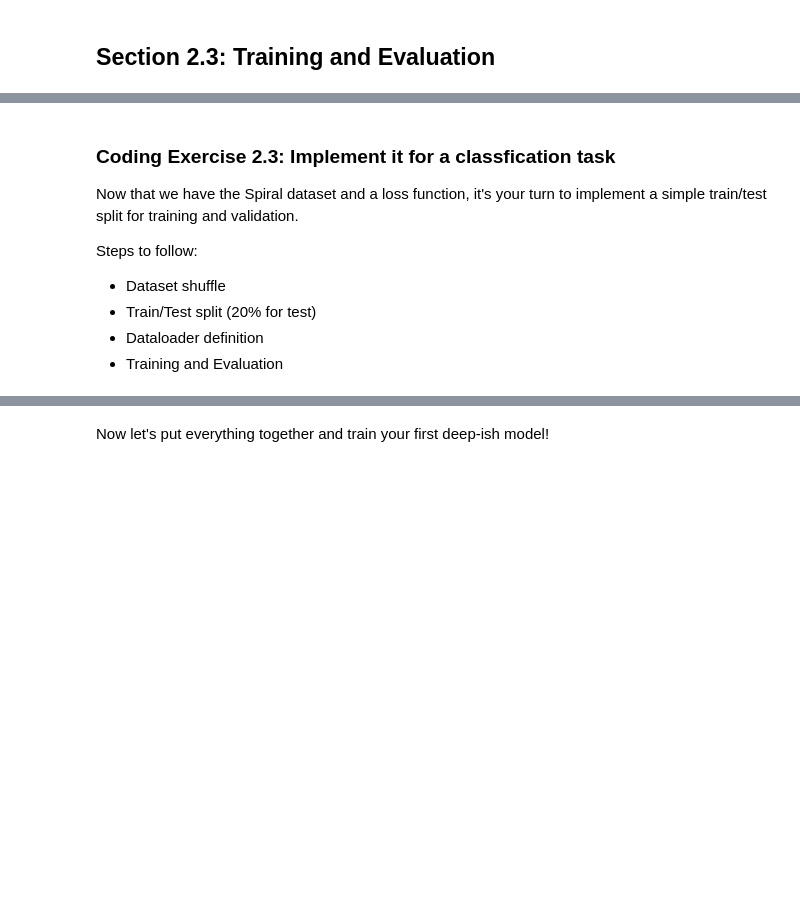
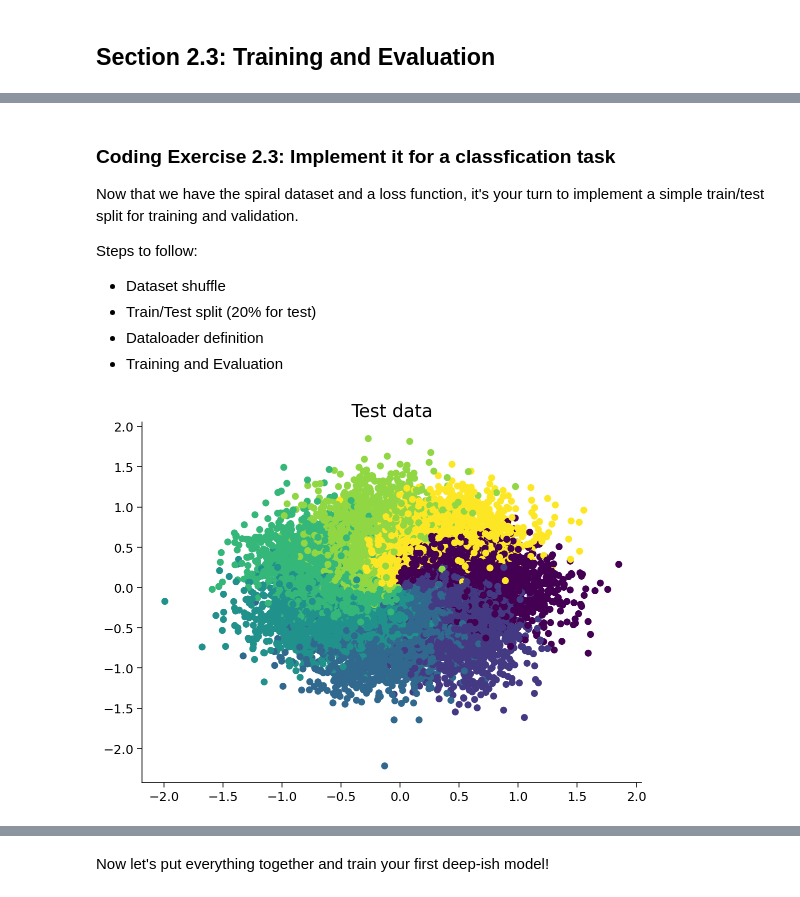
Before and after one commit to WeiShaoD/Deep_learning, a Jupyter notebook: tutorials/W1D3_MultiLayerPerceptrons/student/W1D3_Tutorial1.ipynb, the cells around one changed output, grey strips where cells are left out. Cells and saved outputs as stored; diff of their text form; code cells hidden in the pictures; blank space fills up the shorter version.

```diff
--- a/tutorials/W1D3_MultiLayerPerceptrons/student/W1D3_Tutorial1.ipynb
+++ b/tutorials/W1D3_MultiLayerPerceptrons/student/W1D3_Tutorial1.ipynb
@@ -144,9 +185,19 @@ def seed_worker(worker_id):
 # @title Set device (GPU or CPU). Execute `set_device()`
 # especially if torch modules used.
 
-# inform the user if the notebook uses GPU or CPU.
+# Inform the user if the notebook uses GPU or CPU.
+# NOTE: This is mostly a GPU free tutorial.
 
 def set_device():
+  """
+  Set the device. CUDA if available, CPU otherwise
+
+  Args:
+    None
+
+  Returns:
+    Nothing
+  """
   device = "cuda" if torch.cuda.is_available() else "cpu"
   if device != "cuda":
     print("GPU is not enabled in this notebook. \n"
@@ -643,6 +772,6 @@ display(out)
 # %% [markdown]
 ### Coding Exercise 2.3: Implement it for a classfication task
-Now that we have the Spiral dataset and a loss function, it's your turn to implement a simple train/test split for training and validation.
+Now that we have the spiral dataset and a loss function, it's your turn to implement a simple train/test split for training and validation.
 
 Steps to follow:
   * Dataset shuffle
@@ -651,36 +780,58 @@ Steps to follow:
   * Training and Evaluation
 # %%
 def shuffle_and_split_data(X, y, seed):
-  # set seed for reproducibility
+  """
+  Helper function to shuffle and split incoming data
+
+  Args:
+    X: torch.tensor
+      Input data
+    y: torch.tensor
+      Corresponding target variables
+    seed: int
+      Set seed for reproducibility
+
+  Returns:
+    X_test: torch.tensor
+      Test data [20% of X]
+    y_test: torch.tensor
+      Labels corresponding to above mentioned test data
+    X_train: torch.tensor
+      Train data [80% of X]
+    y_train: torch.tensor
+      Labels corresponding to above mentioned train data
+  """
   torch.manual_seed(seed)
   # Number of samples
   N = X.shape[0]
   ####################################################################
   # Fill in missing code below (...),
   # then remove or comment the line below to test your function
-  # raise NotImplementedError("Shuffle & split data")
+  #raise NotImplementedError("Shuffle & split data")
   ####################################################################
   # Shuffle data
-  shuffled_indices = torch.randperm(N)   # get indices to shuffle data, could use torch.randperm
+  shuffled_indices = torch.randperm(N)   # Get indices to shuffle data, could use torch.randperm
   X = X[shuffled_indices]
   y = y[shuffled_indices]
 
   # Split data into train/test
-  test_size =  int(0.2 * N)   # assign test datset size using 20% of samples
+  test_size = int(0.2* N)  # Assign test datset size using 20% of samples
   X_test = X[:test_size]
   y_test = y[:test_size]
   X_train = X[test_size:]
   y_train = y[test_size:]
 
   return X_test, y_test, X_train, y_train
 
-# add event to airtable
-atform.add_event('Coding Exercise 2.3: Implement for a classfication task')
+# Add event to airtable
+atform.add_event('Coding Exercise 2.3: Implement for a classification task')
 
 
 ## Uncomment below to test your function
 X_test, y_test, X_train, y_train = shuffle_and_split_data(X, y, seed=SEED)
 plt.scatter(X_test[:, 0], X_test[:, 1], c=y_test)
 plt.title('Test data')
 plt.show()
+# %% [output]
+[figure, added]
 # %% [markdown]
```
Also changed, not shown: parts of 50 cells of this notebook.
